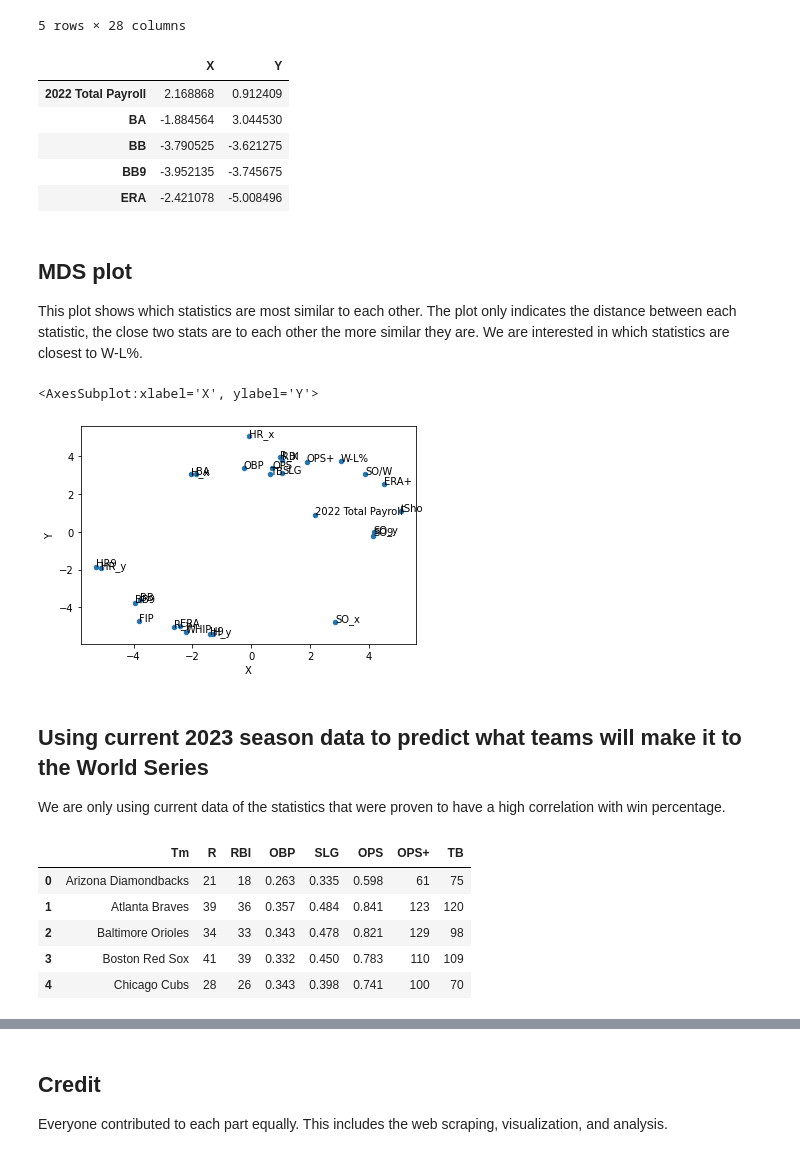
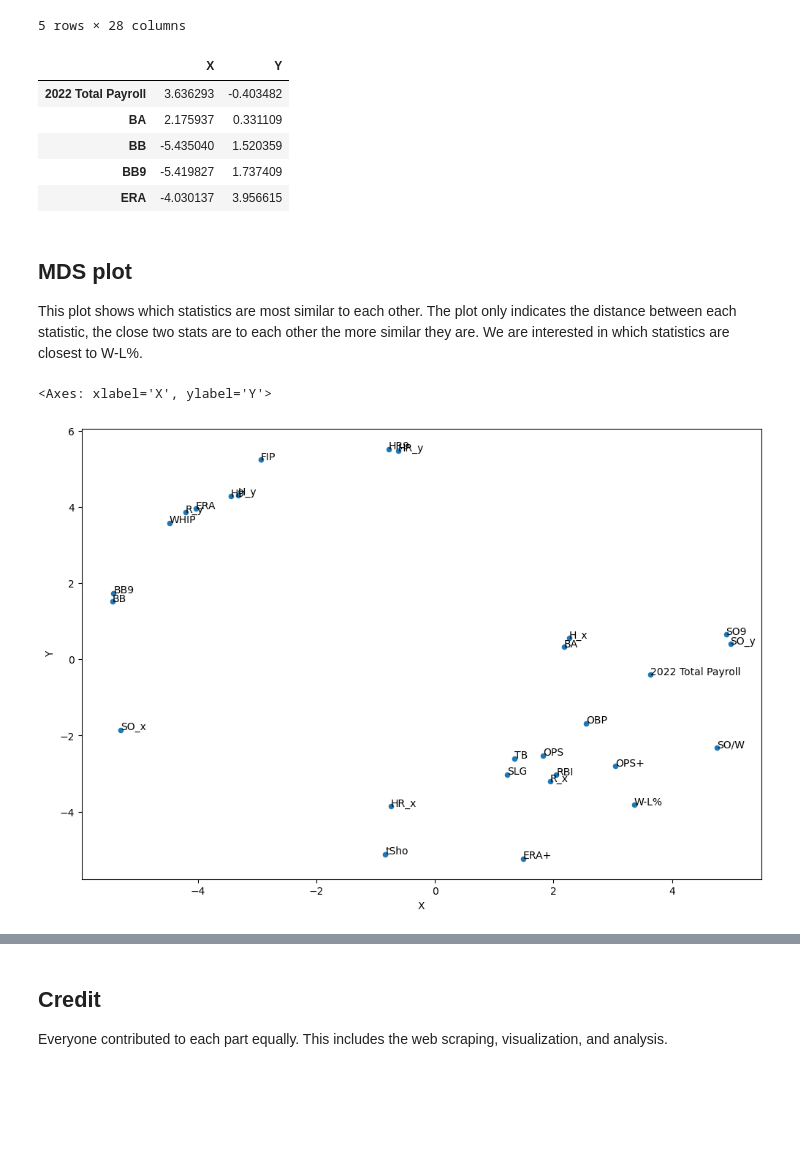
Before and after one commit to marcosfassiob/cmda3654_project, a Jupyter notebook: Project3.ipynb, the cells around one changed output, grey strips where cells are left out. Cells and saved outputs as stored; diff of their text form; code cells hidden in the pictures; blank space fills up the shorter version.

```diff
--- a/Project3.ipynb
+++ b/Project3.ipynb
@@ -273,0 +246,3 @@ Distancetable
+# %%
+distance_table = norm.transpose()
+distance_table.head()
@@ -274,6 +257,6 @@ Distancetable
 # %%
-distHD = euclidean_distances(Distancetable)
-distHD = pd.DataFrame(distHD, columns=Distancetable.index, index=Distancetable.index)
+distHD = euclidean_distances(distance_table)
+distHD = pd.DataFrame(distHD, columns=distance_table.index, index=distance_table.index)
 
 distHD.head()
 # %% [output]
@@ -287,16 +270,16 @@ distHD.head()
 # %%
 mds = MDS(n_components=2, dissimilarity='precomputed')
 data2D = mds.fit_transform(distHD)
-data2D = pd.DataFrame(data2D, columns=['X', 'Y'], index=Distancetable.index)
+data2D = pd.DataFrame(data2D, columns=['X', 'Y'], index=distance_table.index)
 
 data2D.head()
 # %% [output]
 |  | X | Y |
-| 2022 Total Payroll | 2.168868 | 0.912409 |
-| BA | -1.884564 | 3.044530 |
-| BB | -3.790525 | -3.621275 |
-| BB9 | -3.952135 | -3.745675 |
-| ERA | -2.421078 | -5.008496 |
+| 2022 Total Payroll | 3.636293 | -0.403482 |
+| BA | 2.175937 | 0.331109 |
+| BB | -5.435040 | 1.520359 |
+| BB9 | -5.419827 | 1.737409 |
+| ERA | -4.030137 | 3.956615 |
 # %% [markdown]
 ## MDS plot
 
@@ -304,12 +287,10 @@ This plot shows which statistics are most similar to each other. The plot only i
 # %%
 plot = data2D.plot.scatter(x='X', y='Y')
 for i,r in data2D.iterrows():
     plot.text(r.X, r.Y, i)
+
+plt.rcParams["figure.figsize"] = (10, 10)
 plot
 # %% [output]
-<AxesSubplot:xlabel='X', ylabel='Y'>
+<Axes: xlabel='X', ylabel='Y'>
-[figure, old version]
+[figure, new version]
-# %% [markdown]
-## Using current 2023 season data to predict what teams will make it to the World Series
-
-We are only using current data of the statistics that were proven to have a high correlation with win percentage.
@@ -319,9 +296,0 @@ pitching_data_2023 = pd.read_csv("data/pitching_2023.csv")
-# %%
-batting_data_2023.head()
-# %% [output]
-|  | Tm | R | RBI | OBP | SLG | OPS | OPS+ | TB |
-| 0 | Arizona Diamondbacks | 21 | 18 | 0.263 | 0.335 | 0.598 | 61 | 75 |
-| 1 | Atlanta Braves | 39 | 36 | 0.357 | 0.484 | 0.841 | 123 | 120 |
-| 2 | Baltimore Orioles | 34 | 33 | 0.343 | 0.478 | 0.821 | 129 | 98 |
-| 3 | Boston Red Sox | 41 | 39 | 0.332 | 0.450 | 0.783 | 110 | 109 |
-| 4 | Chicago Cubs | 28 | 26 | 0.343 | 0.398 | 0.741 | 100 | 70 |
```
Also changed, not shown: parts of 25 cells of this notebook, 2 other files.
